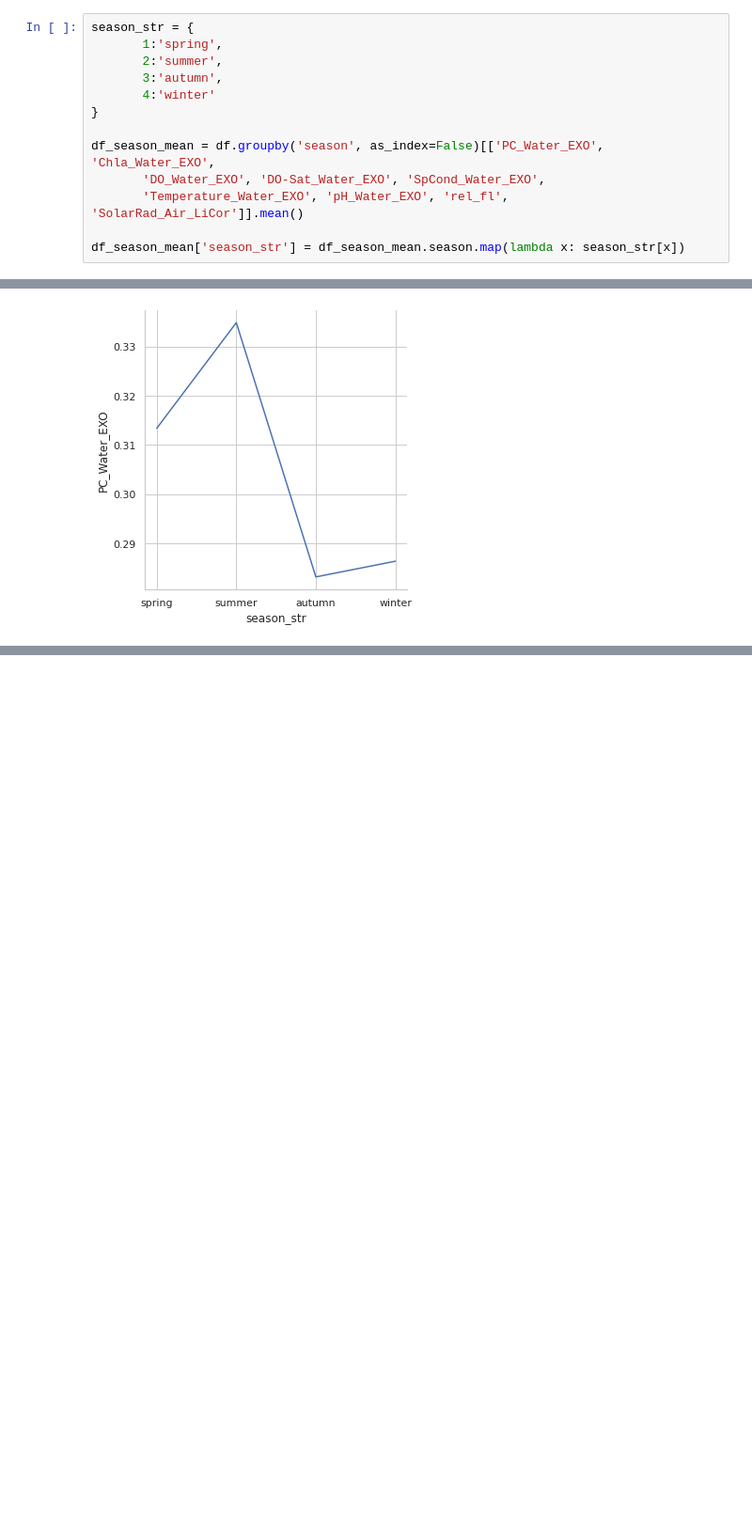
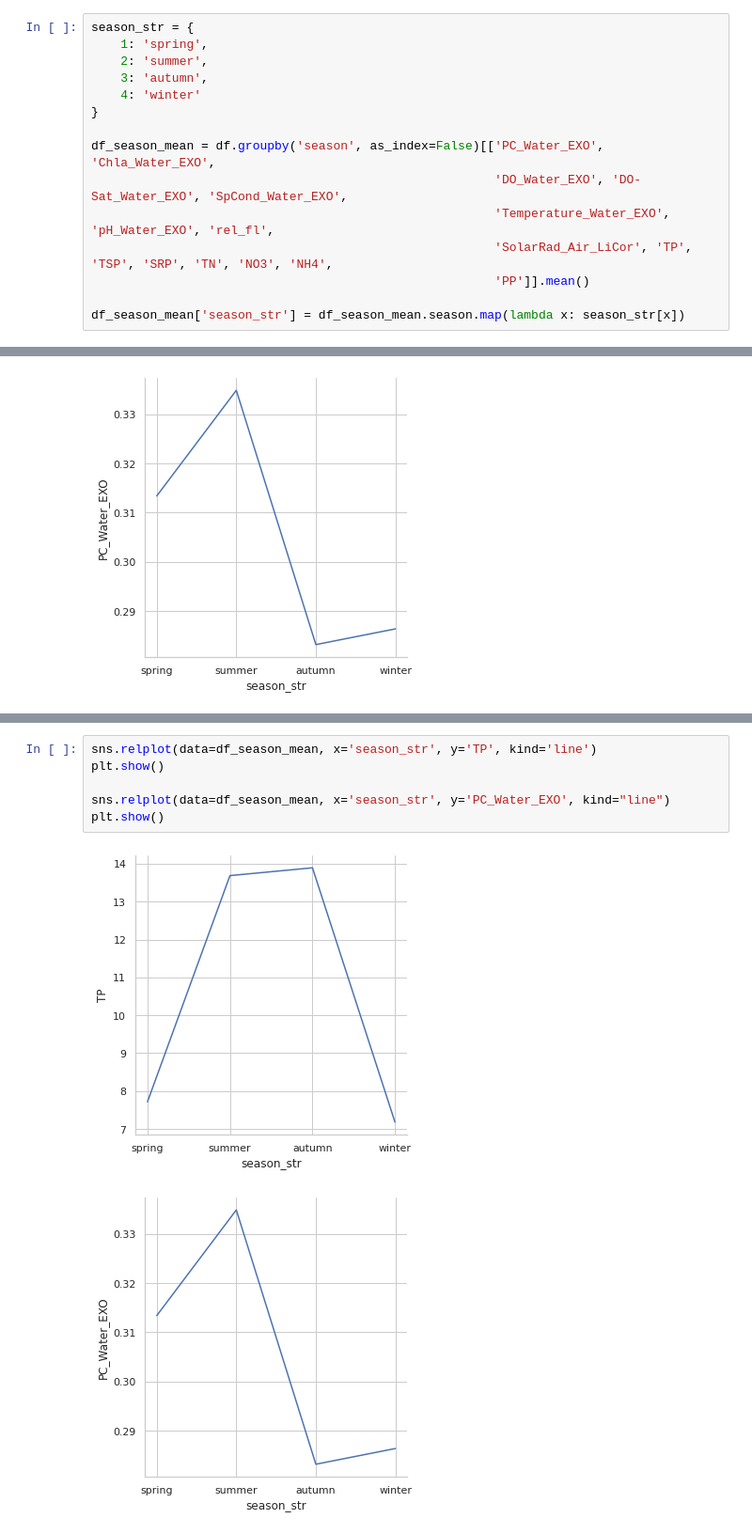
Before and after one commit to anirban-a/JeffersonProject, a Jupyter notebook: EDA/explore.ipynb, the cells around one changed output, grey strips where cells are left out. Shown at 94% size. Drawn from its saved outputs; the diff is of its cells as text; blank space fills up the shorter version.

Commit message:
perform EDA on nutrients data

```diff
--- a/EDA/explore.ipynb
+++ b/EDA/explore.ipynb
@@ -208,14 +218,16 @@ df['season'] = df.month.map(month_to_season)
 # %%
 season_str = {
-       1:'spring',
-       2:'summer',
-       3:'autumn',
-       4:'winter'
+    1: 'spring',
+    2: 'summer',
+    3: 'autumn',
+    4: 'winter'
 }
 
 df_season_mean = df.groupby('season', as_index=False)[['PC_Water_EXO', 'Chla_Water_EXO',
-       'DO_Water_EXO', 'DO-Sat_Water_EXO', 'SpCond_Water_EXO',
-       'Temperature_Water_EXO', 'pH_Water_EXO', 'rel_fl', 'SolarRad_Air_LiCor']].mean()
+                                                       'DO_Water_EXO', 'DO-Sat_Water_EXO', 'SpCond_Water_EXO',
+                                                       'Temperature_Water_EXO', 'pH_Water_EXO', 'rel_fl',
+                                                       'SolarRad_Air_LiCor', 'TP', 'TSP', 'SRP', 'TN', 'NO3', 'NH4',
+                                                       'PP']].mean()
 
 df_season_mean['season_str'] = df_season_mean.season.map(lambda x: season_str[x])
 # %%
@@ -316,0 +331,9 @@ plt.show()
+# %%
+sns.relplot(data=df_season_mean, x='season_str', y='TP', kind='line')
+plt.show()
+
+sns.relplot(data=df_season_mean, x='season_str', y='PC_Water_EXO', kind="line")
+plt.show()
+# %% [output]
+[figure, added]
+[figure, added]
```
Also changed, not shown: parts of 15 cells of this notebook.
